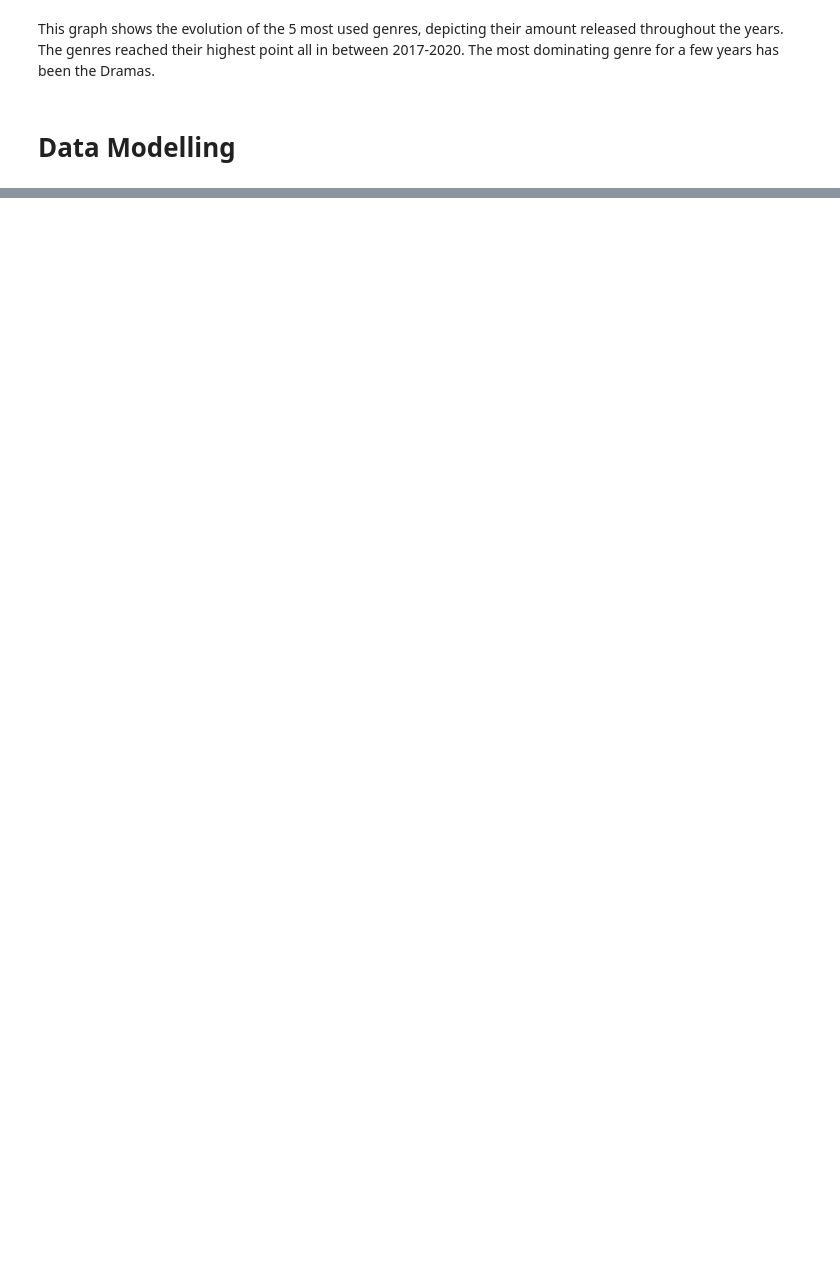
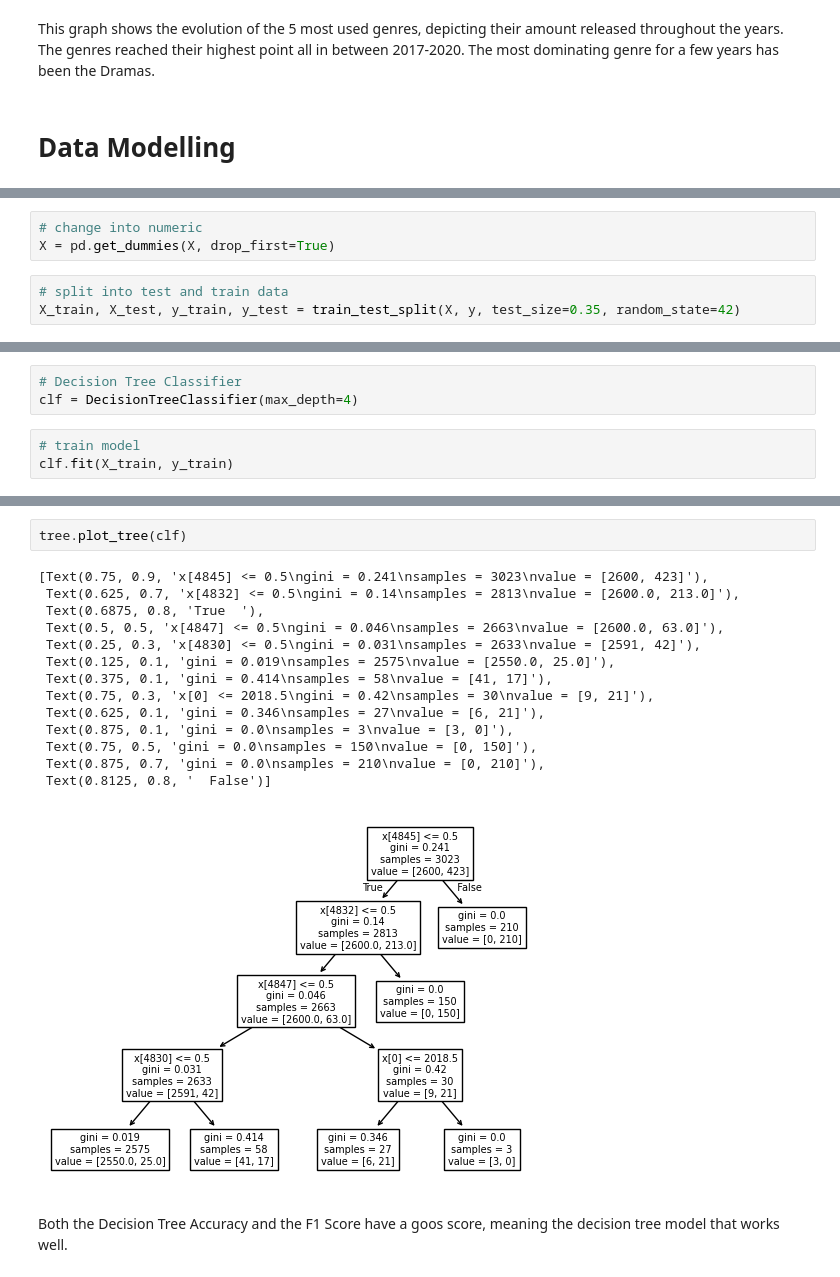
Before and after one commit to lenabic/bsd23_bichler_lena, a Jupyter notebook: Netflix_Titles.ipynb, the cells around one changed output, grey strips where cells are left out. Drawn from its saved outputs; the diff is of its cells as text; blank space fills up the shorter version.

```diff
--- a/Netflix_Titles.ipynb
+++ b/Netflix_Titles.ipynb
@@ -672,0 +769,6 @@ This graph shows the evolution of the 5 most used genres, depicting their amount
+# %%
+# change into numeric
+X = pd.get_dummies(X, drop_first=True)
+# %%
+# split into test and train data
+X_train, X_test, y_train, y_test = train_test_split(X, y, test_size=0.35, random_state=42)
@@ -672,0 +779,6 @@ This graph shows the evolution of the 5 most used genres, depicting their amount
+# %%
+# Decision Tree Classifier
+clf = DecisionTreeClassifier(max_depth=4)
+# %%
+# train model
+clf.fit(X_train, y_train)
@@ -672,0 +800,19 @@ This graph shows the evolution of the 5 most used genres, depicting their amount
+# %%
+tree.plot_tree(clf)
+# %% [output]
+[Text(0.75, 0.9, 'x[4845] <= 0.5\ngini = 0.241\nsamples = 3023\nvalue = [2600, 423]'),
+ Text(0.625, 0.7, 'x[4832] <= 0.5\ngini = 0.14\nsamples = 2813\nvalue = [2600.0, 213.0]'),
+ Text(0.6875, 0.8, 'True  '),
+ Text(0.5, 0.5, 'x[4847] <= 0.5\ngini = 0.046\nsamples = 2663\nvalue = [2600.0, 63.0]'),
+ Text(0.25, 0.3, 'x[4830] <= 0.5\ngini = 0.031\nsamples = 2633\nvalue = [2591, 42]'),
+ Text(0.125, 0.1, 'gini = 0.019\nsamples = 2575\nvalue = [2550.0, 25.0]'),
+ Text(0.375, 0.1, 'gini = 0.414\nsamples = 58\nvalue = [41, 17]'),
+ Text(0.75, 0.3, 'x[0] <= 2018.5\ngini = 0.42\nsamples = 30\nvalue = [9, 21]'),
+ Text(0.625, 0.1, 'gini = 0.346\nsamples = 27\nvalue = [6, 21]'),
+ Text(0.875, 0.1, 'gini = 0.0\nsamples = 3\nvalue = [3, 0]'),
+ Text(0.75, 0.5, 'gini = 0.0\nsamples = 150\nvalue = [0, 150]'),
+ Text(0.875, 0.7, 'gini = 0.0\nsamples = 210\nvalue = [0, 210]'),
+ Text(0.8125, 0.8, '  False')]
+[figure, added]
+# %% [markdown]
+Both the Decision Tree Accuracy and the F1 Score have a goos score, meaning the decision tree model that works well.
```
Also changed, not shown: parts of 65 cells of this notebook.
